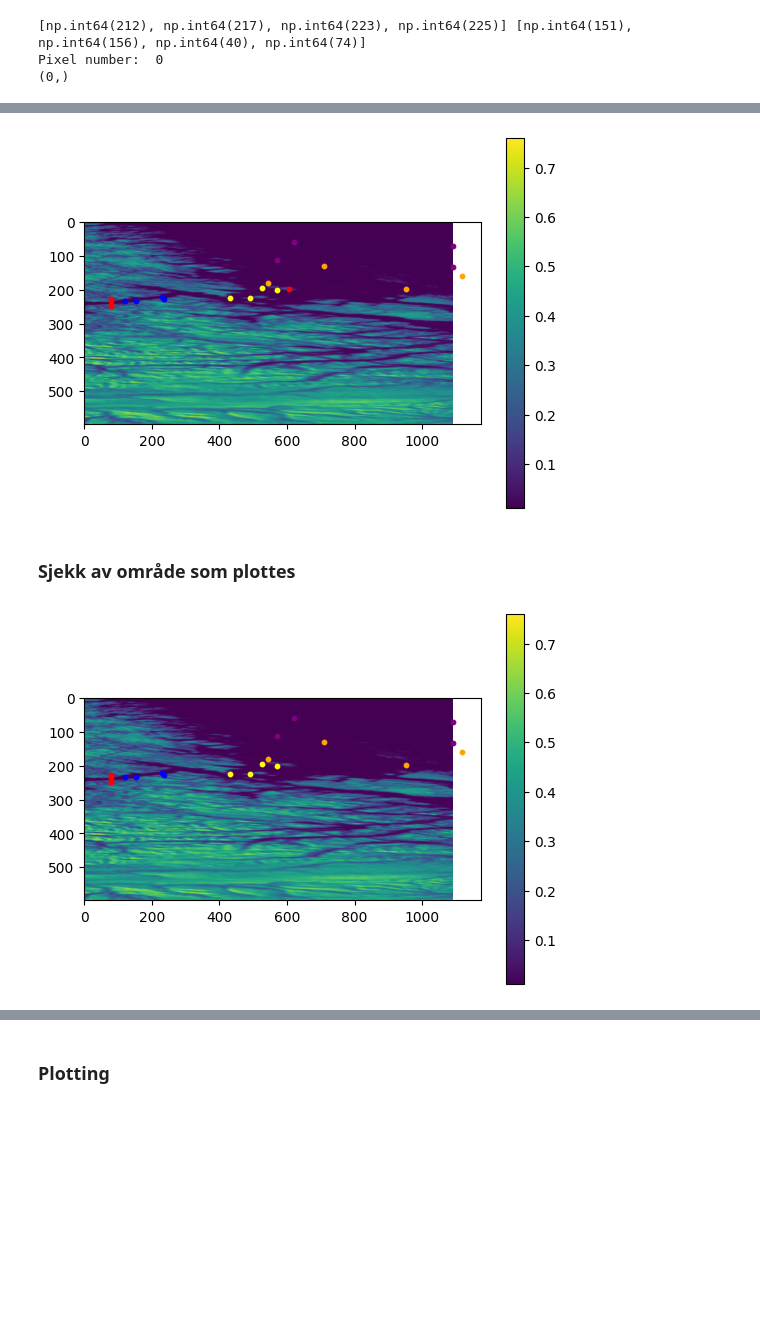
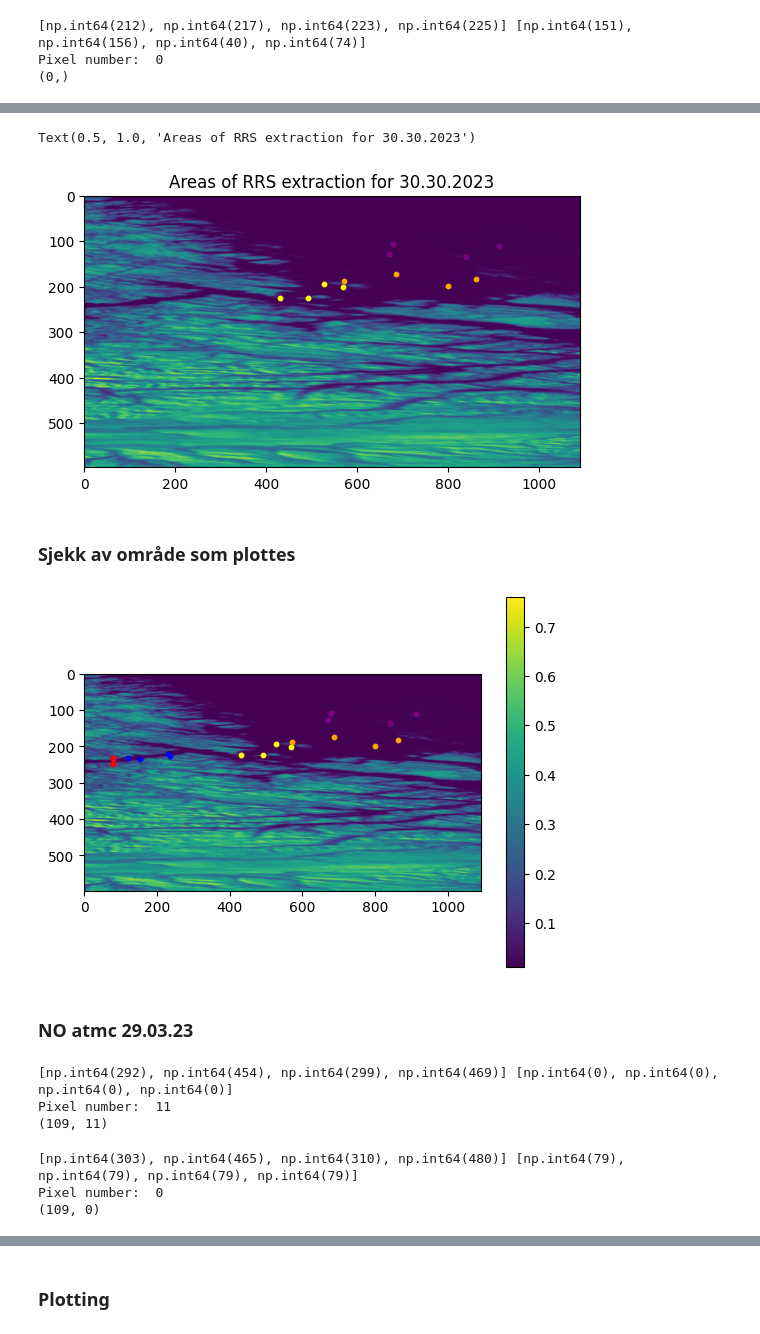
Before and after one commit to AnneMartheH/Vaar_2025, a Jupyter notebook: calibration_hypso1/calibration_march_23.ipynb, the cells around one changed output, grey strips where cells are left out. Saved outputs shown, nothing was run; the diff lists cells and outputs as text; code cells hidden in the pictures; blank space fills up the shorter version.

```diff
--- a/calibration_hypso1/calibration_march_23.ipynb
+++ b/calibration_hypso1/calibration_march_23.ipynb
@@ -847,12 +882,13 @@ Pixel number:  22543
 # %%
-plt.imshow(cube_0328[:,:,100])
-plt.colorbar()
+plt.imshow(cube_0329[:,:,100])
+#plt.colorbar()
 
 for i in range(4):
     #plt.scatter(start_end_row_col_2[i], start_end_row_piksel_2[i] , color='red', s=10)
-    plt.scatter(piksel_col_A1_0328[i], piksel_row_A1_0328[i] , color='red', s=10)
-    plt.scatter(piksel_col_A2_0328[i], piksel_row_A2_0328[i] , color='blue', s=10)
-    plt.scatter(piksel_col_A3_0328[i], piksel_row_A3_0328[i] , color='green', s=10)
-    plt.scatter(piksel_col_A5_0328[i], piksel_row_A5_0328[i] , color='orange', s=10)
-    plt.scatter(piksel_col_A6_0328[i], piksel_row_A6_0328[i] , color='purple', s=10)
+    #plt.scatter(piksel_col_A1_0329[i], piksel_row_A1_0329[i] , color='red', s=10)
+    #plt.scatter(piksel_col_A2_0329[i], piksel_row_A2_0329[i] , color='blue', s=10)
+    plt.scatter(piksel_col_A3_0329[i], piksel_row_A3_0329[i] , color='green', s=10)
+    plt.scatter(piksel_col_A5_0329[i], piksel_row_A5_0329[i] , color='orange', s=10)
+    plt.scatter(piksel_col_A6_0329[i], piksel_row_A6_0329[i] , color='purple', s=10)
+plt.title("Areas of RRS extraction for 29.30.2023")
 # %% [output]
@@ -976,21 +1013,24 @@ Pixel number:  20210
 # %%
 #plt.imshow(cube_0330[:,:,100])
 plt.imshow(l1d_cube_230330[:,:,100])
-plt.colorbar()
+#plt.colorbar()
 
-plt.scatter(607, 197 , color='red', s=10)
+#plt.scatter(607, 197 , color='red', s=10)
 
 for i in range(4):
     #plt.scatter(start_end_row_col_2[i], start_end_row_piksel_2[i] , color='red', s=10)
-    plt.scatter(piksel_col_A1[i], piksel_row_A1[i] , color='red', s=10)
-    plt.scatter(piksel_col_A2[i], piksel_row_A2[i] , color='blue', s=10)
+    #plt.scatter(piksel_col_A1[i], piksel_row_A1[i] , color='red', s=10)
+    #plt.scatter(piksel_col_A2[i], piksel_row_A2[i] , color='blue', s=10)
     plt.scatter(piksel_col_A3[i], piksel_row_A3[i] , color='yellow', s=10)
     #plt.scatter(piksel_row_A3[i], piksel_col_A3[i] , color='yellow', s=10)
     ##plt.scatter(piksel_col_A4[i], piksel_row_A4[i] , color='pink', s=10) #brukt for sjekk mot Arias kode
     plt.scatter(piksel_col_A5[i], piksel_row_A5[i] , color='orange', s=10)
     plt.scatter(piksel_col_A6[i], piksel_row_A6[i] , color='purple', s=10)
+
+plt.title("Areas of RRS extraction for 30.30.2023")
 # %% [output]
+Text(0.5, 1.0, 'Areas of RRS extraction for 30.30.2023')
-[figure, old version]
+[figure, new version]
 # %% [markdown]
 ### Sjekk av område som plottes
 # %%
@@ -1009,4 +1049,46 @@ for i in range(4):
     plt.scatter(piksel_col_A5[i], piksel_row_A5[i] , color='orange', s=10)
     plt.scatter(piksel_col_A6[i], piksel_row_A6[i] , color='purple', s=10)
 # %% [output]
-[figure, old version]
+[figure, new version]
+# %% [markdown]
+### NO atmc 29.03.23
+# %%
+piksel_row_A1_0329, piksel_col_A1_0329 = f.latLong_to_piksel(target_lat_1, target_lon_1, latitudes_0329, longitudes_0329) #####________
+print(piksel_row_A1_0329, piksel_col_A1_0329)
+
+for i in range(4):
+    piksel_col_A1_0329[i] = piksel_col_A1_0329[i] + cx_0329
+    piksel_row_A1_0329[i] = piksel_row_A1_0329[i] + cy_0329
+
+rss_A1_0329 = f.water_masked_rss_matrix(piksel_row_A1_0329, piksel_col_A1_0329, l1d_cube_0329, satobj_h1_0329)
+print(rss_A1_0329.shape)
+
+median_A1_0329_NO_atmc = np.median(rss_A1_0329, axis = 1)
+median_A1_0329_NO_atmc.shape
+normaized_spectrum_median_A1_0329_NO_atmc = f.min_max_nomralization(median_A1_0329_NO_atmc)
+l2_norm_A1_0329_NO_atmc = np.linalg.norm(median_A1_0329_NO_atmc)
+l2_normalized_spectrum_A1_0329_NO_atmc = median_A1_0329_NO_atmc / l2_norm_A1_0329_NO_atmc
+# %% [output]
+[np.int64(292), np.int64(454), np.int64(299), np.int64(469)] [np.int64(0), np.int64(0), np.int64(0), np.int64(0)]
+Pixel number:  11
+(109, 11)
+# %%
+piksel_row_A2_0329, piksel_col_A2_0329 = f.latLong_to_piksel(target_lat_2, target_lon_2, latitudes_0329, longitudes_0329) #####________
+print(piksel_row_A1_0329, piksel_col_A1_0329)
+
+for i in range(4):
+    piksel_col_A2_0329[i] = piksel_col_A2_0329[i] + cx_0329
+    piksel_row_A2_0329[i] = piksel_row_A2_0329[i] + cy_0329
+
+rss_A2_0329 = f.water_masked_rss_matrix(piksel_row_A2_0329, piksel_col_A2_0329, l1d_cube_0329, satobj_h1_0329)
+print(rss_A2_0329.shape)
+
+median_A2_0329_NO_atmc = np.median(rss_A2_0329, axis = 1)
+median_A2_0329_NO_atmc.shape
+normaized_spectrum_median_A2_0329_NO_atmc = f.min_max_nomralization(median_A2_0329_NO_atmc)
+l2_norm_A2_0329_NO_atmc = np.linalg.norm(median_A2_0329_NO_atmc)
+l2_normalized_spectrum_A2_0329_NO_atmc = median_A2_0329_NO_atmc / l2_norm_A2_0329_NO_atmc
+# %% [output]
+[np.int64(303), np.int64(465), np.int64(310), np.int64(480)] [np.int64(79), np.int64(79), np.int64(79), np.int64(79)]
+Pixel number:  0
+(109, 0)
```
Also changed, not shown: parts of 45 cells of this notebook, 23 other files.
